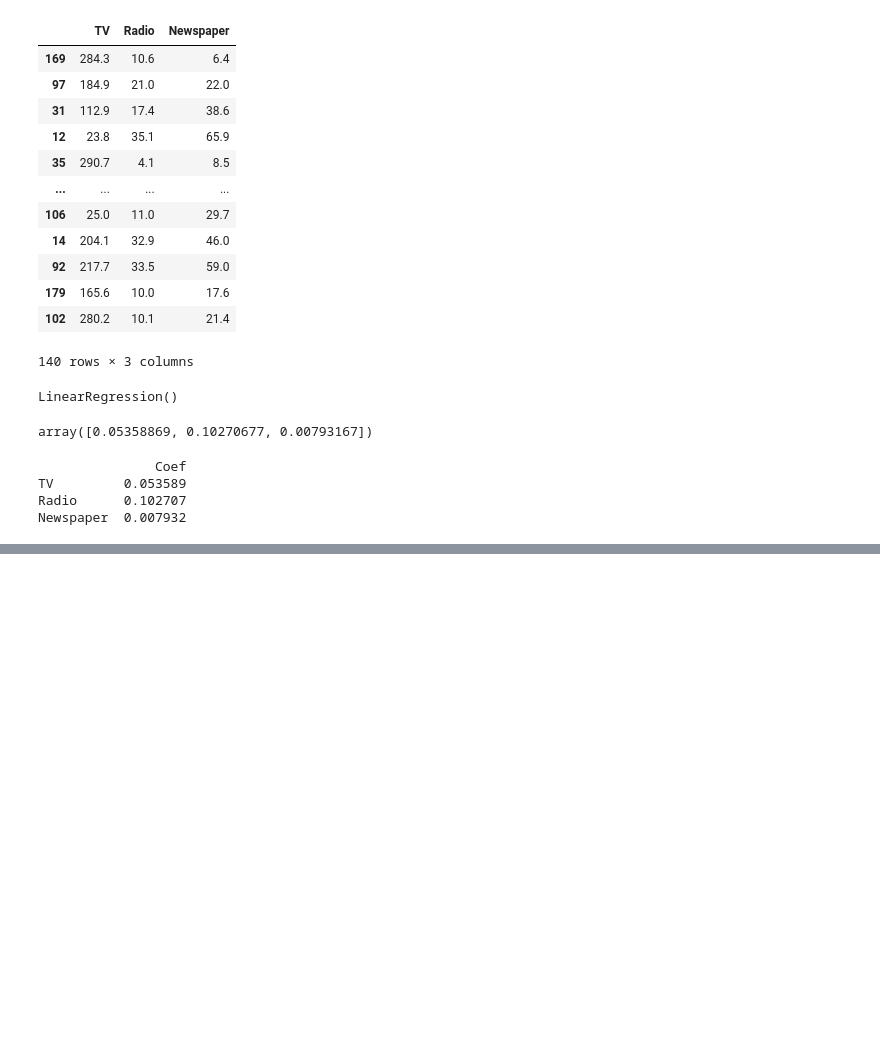
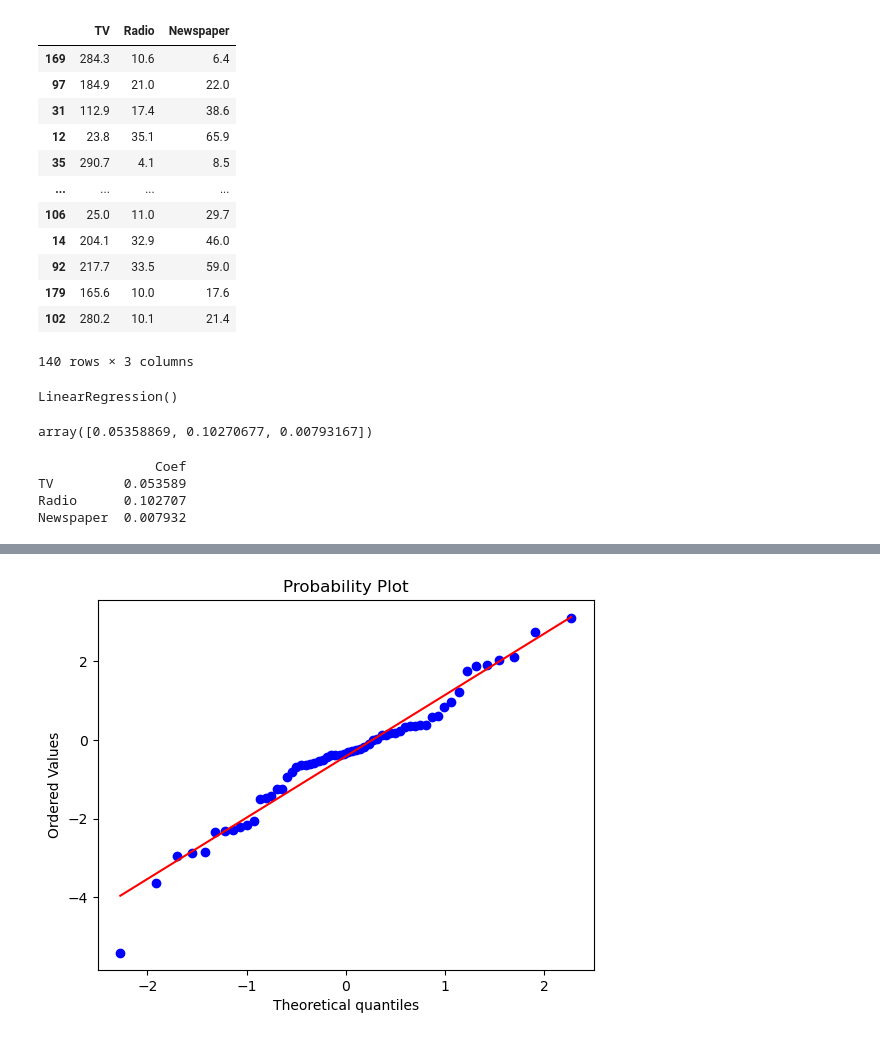
Before and after one commit to Answmy/ML-learning-lab, a Jupyter notebook: mini-projects/Linear-Regression/linear-regression-on-sales.ipynb, the cells around one changed output, grey strips where cells are left out. Drawn from its saved outputs; the diff is of its cells as text; code cells hidden in the pictures; blank space fills up the shorter version.

```diff
--- a/mini-projects/Linear-Regression/linear-regression-on-sales.ipynb
+++ b/mini-projects/Linear-Regression/linear-regression-on-sales.ipynb
@@ -120,0 +186,8 @@ Newspaper  0.007932
+# %%
+import pylab
+import scipy.stats as stats
+
+stats.probplot(residuals, dist="norm", plot=pylab)
+pylab.show()
+# %% [output]
+[figure, added]
```
Also changed, not shown: parts of 8 cells of this notebook.
